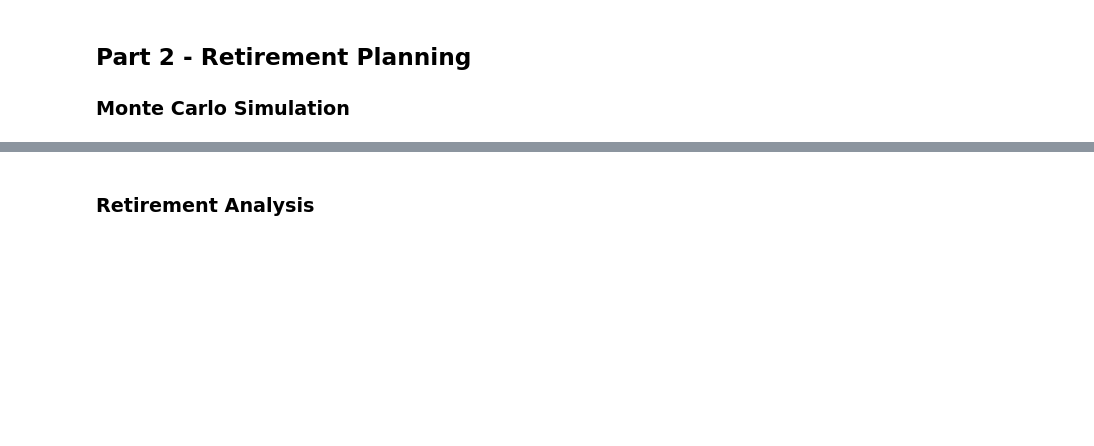
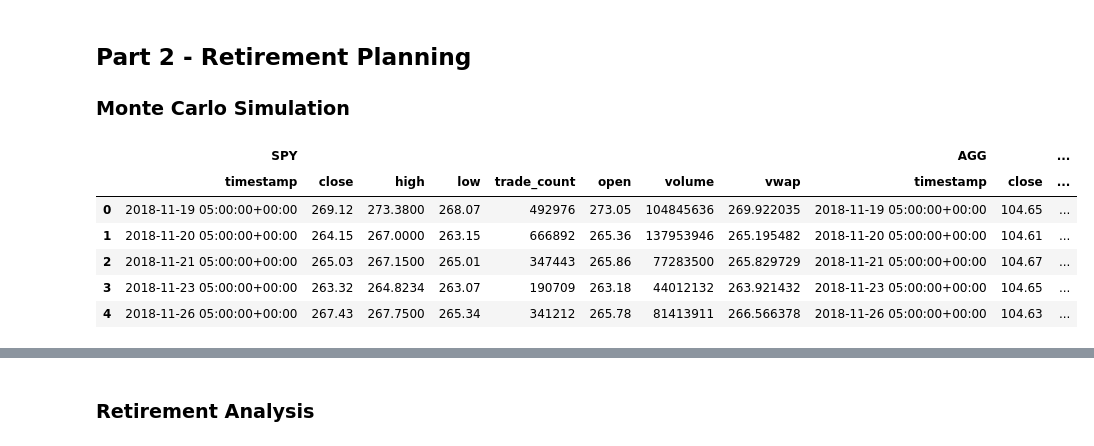
Before and after one commit to Gino-Petrosian/Fintech-Bootcamp-, a Jupyter notebook: Module 5 Challenge/Instructions/Starter_Code/financial-planner.ipynb, the cells around one changed output, grey strips where cells are left out. Saved outputs shown, nothing was run; the diff lists cells and outputs as text; code cells hidden in the pictures; blank space fills up the shorter version.

```diff
--- a/Module 5 Challenge/Instructions/Starter_Code/financial-planner.ipynb
+++ b/Module 5 Challenge/Instructions/Starter_Code/financial-planner.ipynb
@@ -180,0 +203,34 @@ df_stock_data.head()
+# %%
+# Get 5 years' worth of historical data for SPY and AGG
+stocks = ["SPY", "AGG"]
+tf = "1D"
+df_stock_data = alpaca.get_bars(
+    stocks,
+    tf,
+    start = start_date,
+    end = end_date
+).df
+# Get current closing prices for SPY and AGG
+closing_prices_spy = df_stock_data['close']
+
+# Reorganize the DataFrame
+# Separate ticker data
+spy_data2 = df_stock_data[df_stock_data['symbol'] == 'SPY'].drop(columns= 'symbol')
+agg_data2 = df_stock_data[df_stock_data['symbol'] == 'AGG'].drop(columns= 'symbol')
+spy_data2.reset_index(inplace= True)
+agg_data2.reset_index(inplace= True)
+
+# Concatenate the ticker DataFrames
+df_stock_data = pd.concat([spy_data2, agg_data2], axis=1, keys=['SPY', 'AGG'])
+
+
+# Display sample data
+df_stock_data.head()
+# %% [output]
+|  | SPY |  |  |  |  |  |  |  | AGG |  | ... |
+|  | timestamp | close | high | low | trade_count | open | volume | vwap | timestamp | close | ... |
+| 0 | 2018-11-19 05:00:00+00:00 | 269.12 | 273.3800 | 268.07 | 492976 | 273.05 | 104845636 | 269.922035 | 2018-11-19 05:00:00+00:00 | 104.65 | ... |
+| 1 | 2018-11-20 05:00:00+00:00 | 264.15 | 267.0000 | 263.15 | 666892 | 265.36 | 137953946 | 265.195482 | 2018-11-20 05:00:00+00:00 | 104.61 | ... |
+| 2 | 2018-11-21 05:00:00+00:00 | 265.03 | 267.1500 | 265.01 | 347443 | 265.86 | 77283500 | 265.829729 | 2018-11-21 05:00:00+00:00 | 104.67 | ... |
+| 3 | 2018-11-23 05:00:00+00:00 | 263.32 | 264.8234 | 263.07 | 190709 | 263.18 | 44012132 | 263.921432 | 2018-11-23 05:00:00+00:00 | 104.65 | ... |
+| 4 | 2018-11-26 05:00:00+00:00 | 267.43 | 267.7500 | 265.34 | 341212 | 265.78 | 81413911 | 266.566378 | 2018-11-26 05:00:00+00:00 | 104.63 | ... |
```
Also changed, not shown: parts of 26 cells of this notebook.
